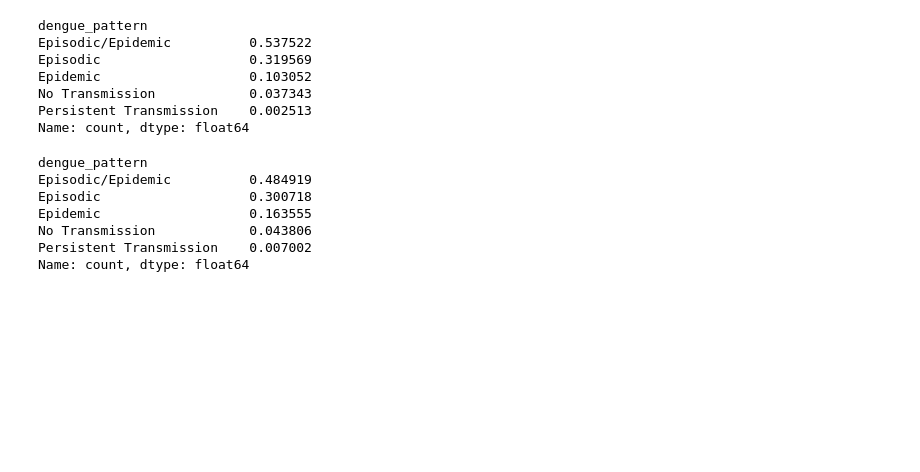
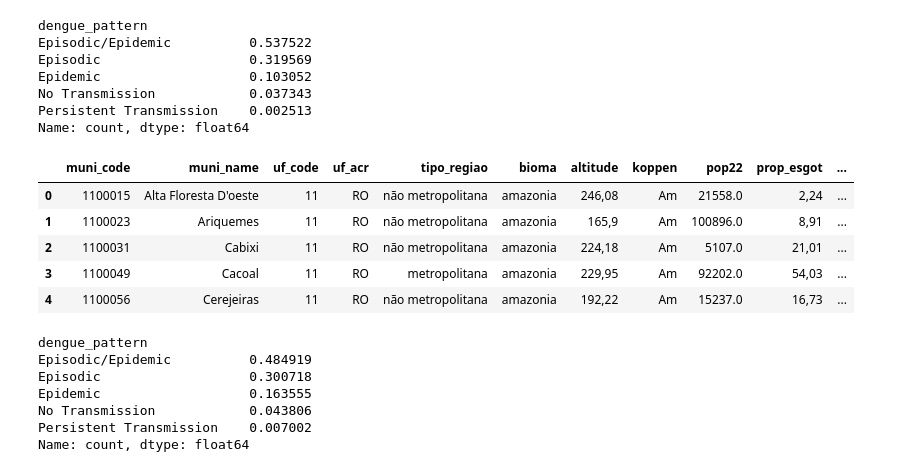
Before and after one commit to iasmimalmeida/Epidynamics, a Jupyter notebook: Phyton/make_boxplot.ipynb, the cells around one changed output. Drawn from its saved outputs; the diff is of its cells as text; code cells hidden in the pictures; blank space fills up the shorter version.

```diff
--- a/Phyton/make_boxplot.ipynb
+++ b/Phyton/make_boxplot.ipynb
@@ -41,6 +92,17 @@ Epidemic                   0.103052
 No Transmission            0.037343
 Persistent Transmission    0.002513
 Name: count, dtype: float64
+# %%
+df_det = pd.read_csv('../Determinantes/banco_determinantes_fim.csv',encoding='latin-1', sep = ';')
+df_det['pop22'] = df_det['pop22'].astype(float)
+df_det.head()
+# %% [output]
+|  | muni_code | muni_name | uf_code | uf_acr | tipo_regiao | bioma | altitude | koppen | pop22 | prop_esgot | ... |
+| 0 | 1100015 | Alta Floresta D'oeste | 11 | RO | não metropolitana | amazonia | 246,08 | Am | 21558.0 | 2,24 | ... |
+| 1 | 1100023 | Ariquemes | 11 | RO | não metropolitana | amazonia | 165,9 | Am | 100896.0 | 8,91 | ... |
+| 2 | 1100031 | Cabixi | 11 | RO | não metropolitana | amazonia | 224,18 | Am | 5107.0 | 21,01 | ... |
+| 3 | 1100049 | Cacoal | 11 | RO | metropolitana | amazonia | 229,95 | Am | 92202.0 | 54,03 | ... |
+| 4 | 1100056 | Cerejeiras | 11 | RO | não metropolitana | amazonia | 192,22 | Am | 15237.0 | 16,73 | ... |
 # %%
 df_20_22 = pd.read_csv('../Determinantes/clima/clima_agg_20_22.csv', index_col = 'Unnamed: 0')
 
```
Also changed, not shown: parts of 17 cells of this notebook, 3 other files.
